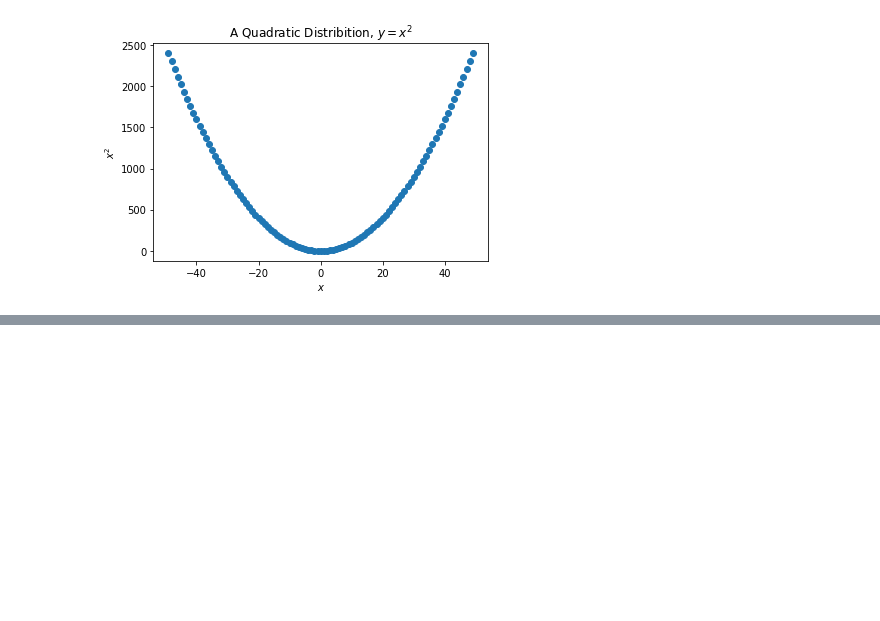
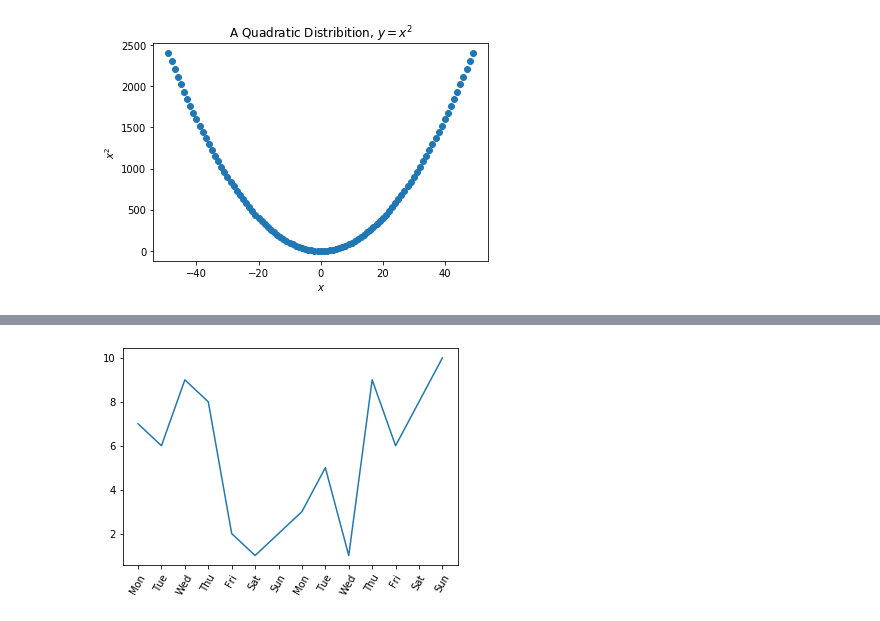
Before and after one commit to SaraPena/resources, a Jupyter notebook: matplotlib_intro_lesson.ipynb, the cells around one changed output, grey strips where cells are left out. Saved outputs shown, nothing was run; the diff lists cells and outputs as text; code cells hidden in the pictures; blank space fills up the shorter version.

```diff
--- a/matplotlib_intro_lesson.ipynb
+++ b/matplotlib_intro_lesson.ipynb
@@ -81,0 +109,10 @@ plt.show()
+# %%
+import random
+weekdays = ['Mon', 'Tue', 'Wed', 'Thu', 'Fri', 'Sat', 'Sun'] *2
+x = range(14)
+y = [random.randint(1,10) for _ in x]
+plt.plot(x,y)
+plt.xticks(x, weekdays, rotation = 60)
+plt.show()
+# %% [output]
+[figure, added]
```
Also changed, not shown: parts of 15 cells of this notebook, 1 other file.
